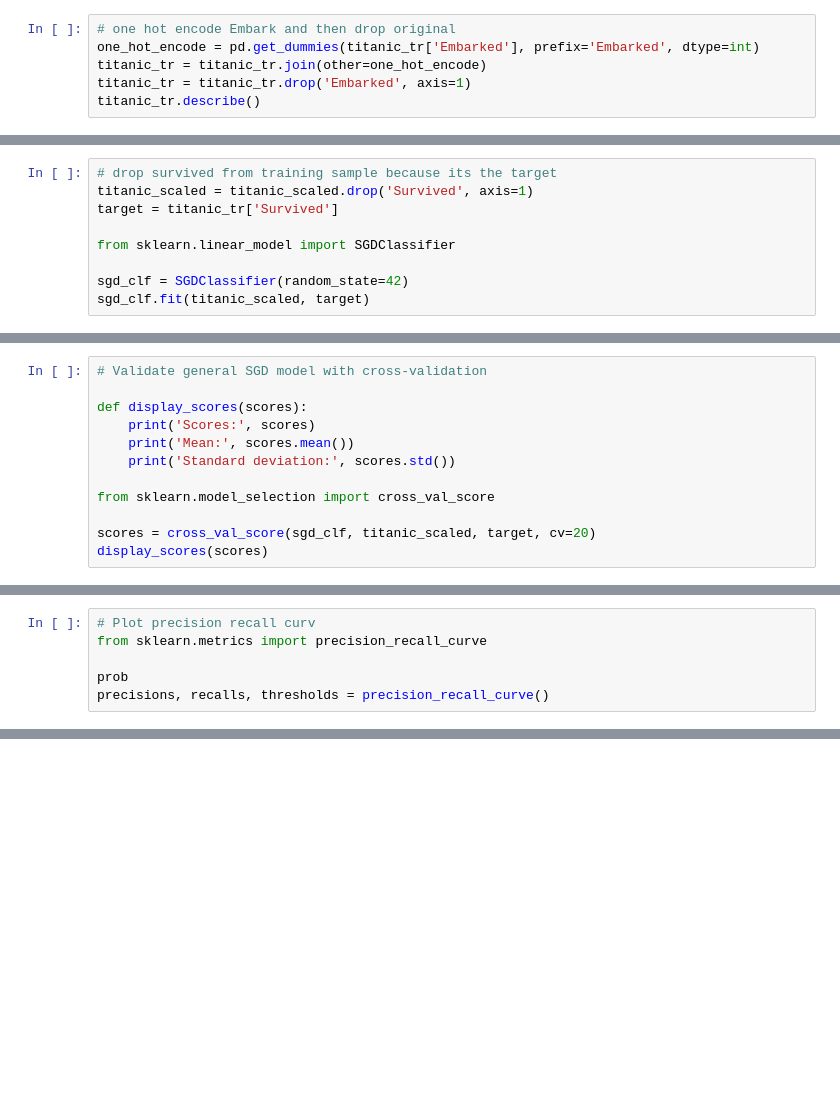
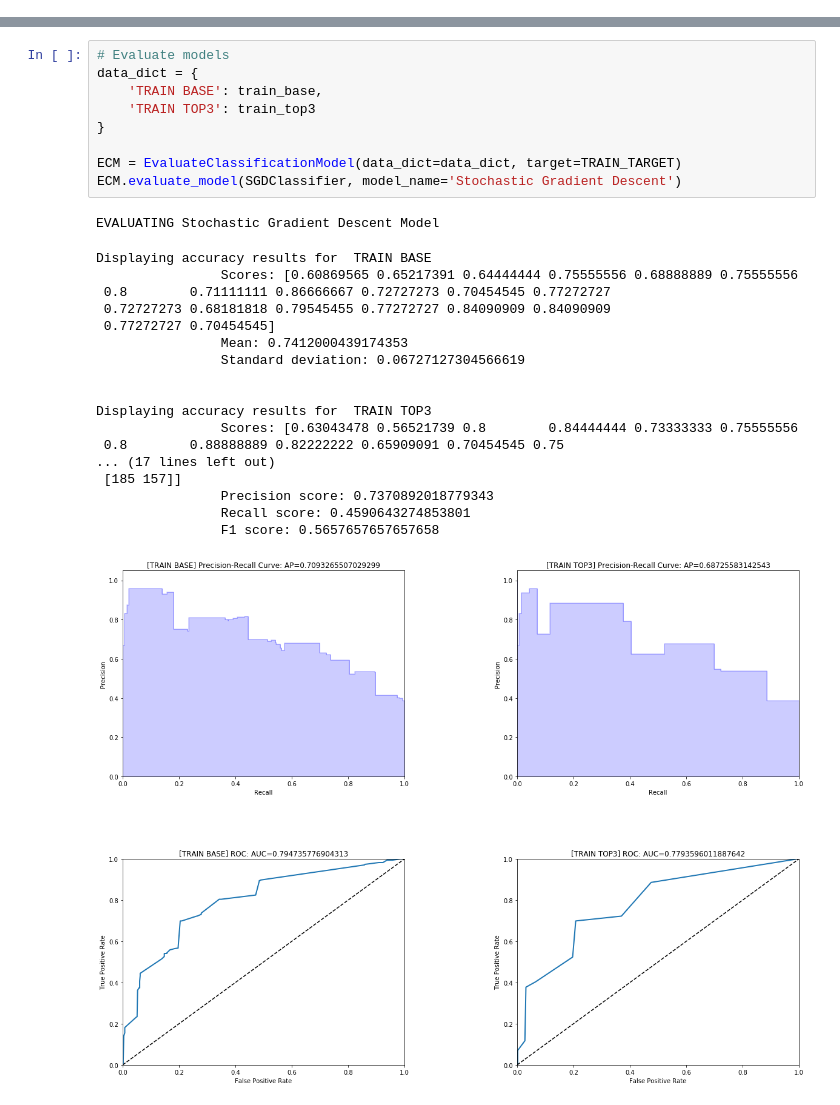
Before and after one commit to jkwening/data-science-playground, a Jupyter notebook: Kaggle/Titanic/titanic.ipynb, the cells around one changed output, grey strips where cells are left out. Saved outputs shown, nothing was run; the diff lists cells and outputs as text; blank space fills up the shorter version.

```diff
--- a/Kaggle/Titanic/titanic.ipynb
+++ b/Kaggle/Titanic/titanic.ipynb
@@ -140,6 +55,0 @@ titanic_tr.describe()
-# %%
-# one hot encode Embark and then drop original
-one_hot_encode = pd.get_dummies(titanic_tr['Embarked'], prefix='Embarked', dtype=int)
-titanic_tr = titanic_tr.join(other=one_hot_encode)
-titanic_tr = titanic_tr.drop('Embarked', axis=1)
-titanic_tr.describe()
@@ -235,9 +55,0 @@ memory usage: 69.7 KB
-# %%
-# drop survived from training sample because its the target
-titanic_scaled = titanic_scaled.drop('Survived', axis=1)
-target = titanic_tr['Survived']
-
-from sklearn.linear_model import SGDClassifier
-
-sgd_clf = SGDClassifier(random_state=42)
-sgd_clf.fit(titanic_scaled, target)
@@ -250,12 +55,0 @@ SGDClassifier(alpha=0.0001, average=False, class_weight=None, epsilon=0.1,
-# %%
-# Validate general SGD model with cross-validation
-
-def display_scores(scores):
-    print('Scores:', scores)
-    print('Mean:', scores.mean())
-    print('Standard deviation:', scores.std())
-
-from sklearn.model_selection import cross_val_score
-
-scores = cross_val_score(sgd_clf, titanic_scaled, target, cv=20)
-display_scores(scores)
@@ -295,6 +55,0 @@ f1 score: 0.5964912280701754
-# %%
-# Plot precision recall curv
-from sklearn.metrics import precision_recall_curve
-
-prob
-precisions, recalls, thresholds = precision_recall_curve()
@@ -300,0 +451,29 @@ precisions, recalls, thresholds = precision_recall_curve()
+# %%
+# Evaluate models
+data_dict = {
+    'TRAIN BASE': train_base,
+    'TRAIN TOP3': train_top3
+}
+
+ECM = EvaluateClassificationModel(data_dict=data_dict, target=TRAIN_TARGET)
+ECM.evaluate_model(SGDClassifier, model_name='Stochastic Gradient Descent')
+# %% [output]
+EVALUATING Stochastic Gradient Descent Model
+Displaying accuracy results for  TRAIN BASE
+                Scores: [0.60869565 0.65217391 0.64444444 0.75555556 0.68888889 0.75555556
+ 0.8        0.71111111 0.86666667 0.72727273 0.70454545 0.77272727
+ 0.72727273 0.68181818 0.79545455 0.77272727 0.84090909 0.84090909
+ 0.77272727 0.70454545]
+                Mean: 0.7412000439174353
+                Standard deviation: 0.06727127304566619
+
+
+Displaying accuracy results for  TRAIN TOP3
+                Scores: [0.63043478 0.56521739 0.8        0.84444444 0.73333333 0.75555556
+ 0.8        0.88888889 0.82222222 0.65909091 0.70454545 0.75
+... (17 lines left out)
+ [185 157]]
+                Precision score: 0.7370892018779343
+                Recall score: 0.4590643274853801
+                F1 score: 0.5657657657657658
+[figure, added]
```
Also changed, not shown: parts of 30 cells of this notebook, 2 other files.
